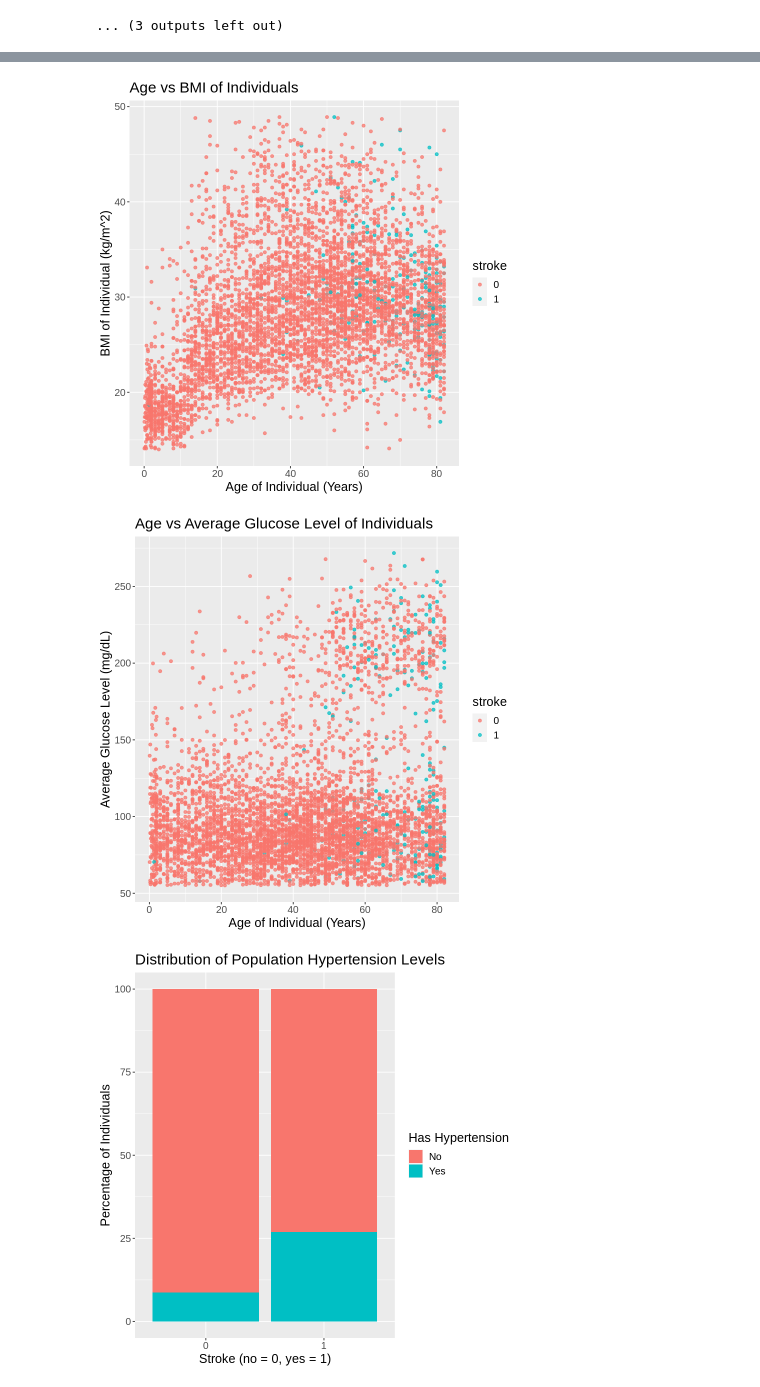
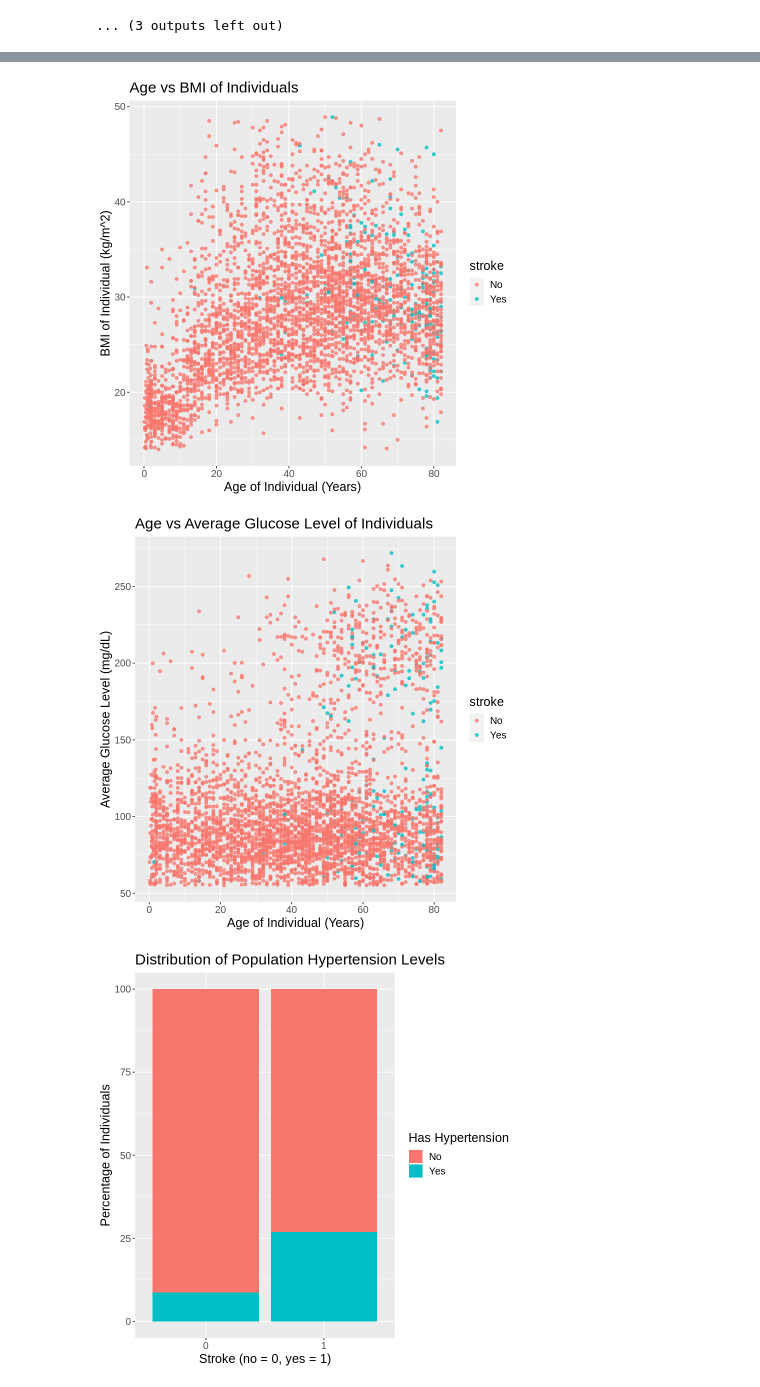
Before and after one commit to inigogrch/dsci-100-2022w2-group-29-section-007, a Jupyter notebook: project-code.ipynb, the cells around one changed output, grey strips where cells are left out. Saved outputs shown, nothing was run; the diff lists cells and outputs as text; code cells hidden in the pictures.

Commit message:
Edited Scatterplot Legend

```diff
--- a/project-code.ipynb
+++ b/project-code.ipynb
@@ -225,37 +225,40 @@ glucose_histogram_plot <- histogram_data |>
     ylab("Number of Individuals") +
     labs(fill = "Has had a Stroke") +
     ggtitle("Distribution of Population Glucose Levels") +
     theme(text = element_text(size=15))
 
 glucose_histogram_plot
 
+scatterplot_data <- brainstroke_training |>
+    mutate(stroke = recode(stroke, '0' = "No", '1' = "Yes"))
+
 #scatter plot 4: age VS BMI of individuals
-age_bmi_scatterplot <- brainstroke_data_v1 |>
+age_bmi_scatterplot <- scatterplot_data |>
     ggplot(aes(x = age, y = body_mass_index, color = stroke)) +
     geom_point(alpha = 0.75) +
     xlab("Age of Individual (Years)") +
     ylab("BMI of Individual (kg/m^2)") +
     ggtitle("Age vs BMI of Individuals") +
     theme(text = element_text(size=15))
 
 age_bmi_scatterplot
 
 #scatter plot 5: age VS glucose level of individuals
-age_glucose_scatterplot <- brainstroke_data_v1 |>
+age_glucose_scatterplot <- scatterplot_data |>
     ggplot(aes(x = age, y = avg_glucose_level, color = stroke)) +
     geom_point(alpha = 0.75) +
     xlab("Age of Individual (Years)") +
     ylab("Average Glucose Level (mg/dL)") +
     ggtitle("Age vs Average Glucose Level of Individuals") +
     theme(text = element_text(size=15))
 
 age_glucose_scatterplot
 # %% [output]
 [figure]
 [figure]
 [figure]
-[figure, old version]
+[figure, new version]
-[figure, old version]
+[figure, new version]
 # %%
 #distribution of population hypertension levels
 
```
